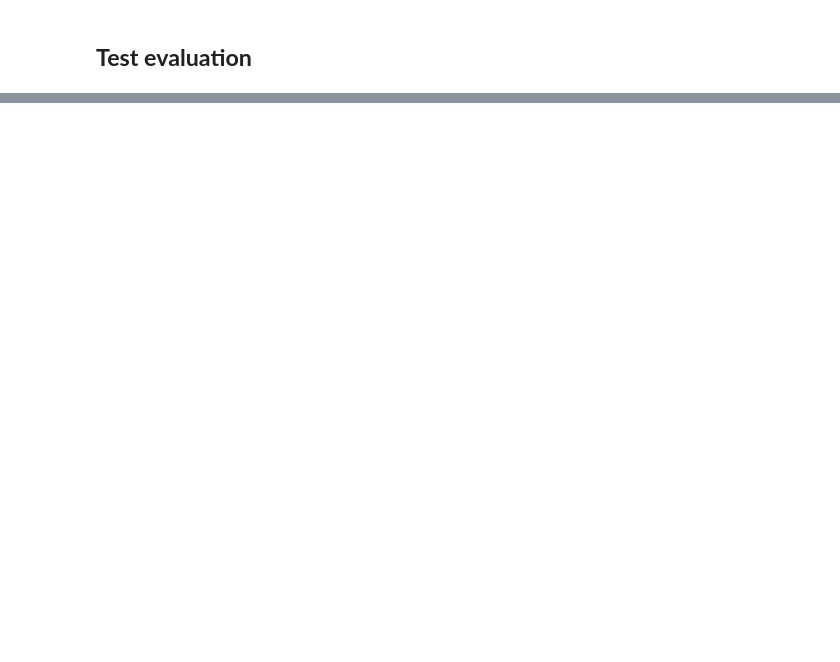
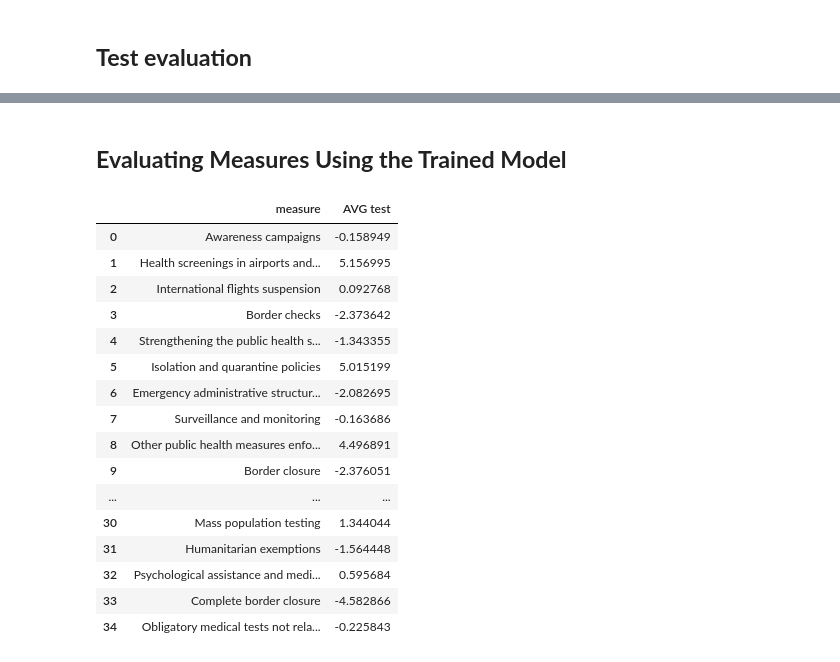
Before and after one commit to arashms/DL-project, a Jupyter notebook: COVID_Regulations_Regression_NoComment.ipynb, the cells around one changed output, grey strips where cells are left out. Drawn from its saved outputs; the diff is of its cells as text; code cells hidden in the pictures; blank space fills up the shorter version.

```diff
--- a/COVID_Regulations_Regression_NoComment.ipynb
+++ b/COVID_Regulations_Regression_NoComment.ipynb
@@ -732,7 +732,3 @@ test mae = 0.62  | test mse = 0.668  | test R2 = 0.2638
-# %%
-model = torch.load("/content/model_min_mae.pt")
-_, test_mae, test_mse, test_r2 = evaluate_model(testLoader, model)
-print(f"test mae = {test_mae.round(3)}", f" | test mse = {test_mse.round(4)}", f" | test R2 = {test_r2.round(4)}")
 # %%
 from sklearn.linear_model import LinearRegression
 LRmodel = LinearRegression()
@@ -752,0 +747,56 @@ plt.plot()
+# %% [markdown]
+## **Evaluating Measures Using the Trained Model**
+# %%
+measures = []
+measure_to_category = {0: 0, 1: 0, 2: 1, 3: 1, 4: 0, 5: 0, 6: 2, 7: 1, 8: 0, 9: 1, 10: 0, 11: 2, 12: 1, 13: 3, 14: 2, 15: 3, 16: 4, 17: 3, 18: 3, 19: 1, 20: 2, 21: 2, 22: 1, 23: 1, 24: 0, 25: 0, 26: 0, 27: 4, 28: 4, 29: 1, 30: 0, 31: 5, 32: 0, 33: 1, 34: 0}
+measure_to_name = {'Awareness campaigns': 0, 'Health screenings in airports and border crossings': 1, 'International flights suspension': 2, 'Border checks': 3, 'Strengthening the public health system': 4, 'Isolation and quarantine policies': 5, 'Emergency administrative structures activated or established': 6, 'Surveillance and monitoring': 7, 'Other public health measures enforced': 8, 'Border closure': 9, 'General recommendations': 10, 'State of emergency declared': 11, 'Domestic travel restrictions': 12, 'Limit public gatherings': 13, 'Limit product imports/exports': 14, 'Schools closure': 15, 'Partial lockdown': 16, 'Changes in prison-related policies': 17, 'Closure of businesses and public services': 18, 'Checkpoints within the country': 19, 'Economic measures': 20, 'Military deployment': 21, 'Curfews': 22, 'Visa restrictions': 23, 'Requirement to wear protective gear in public': 24, 'Testing policy': 25, 'Amendments to funeral and burial regulations': 26, 'Full lockdown': 27, 'Lockdown of refugee/idp camps or other minorities': 28, 'Additional health/documents requirements upon arrival': 29, 'Mass population testing': 30, 'Humanitarian exemptions': 31, 'Psychological assistance and medical social work': 32, 'Complete border closure': 33, 'Obligatory medical tests not related to COVID-19': 34}
+for i in range(35):
+    measure = [0.0]*(1+6+35)
+    measure[0] = 1
+    cat = measure_to_category[i]
+    measure[1+cat] = 1
+    measure[7+i] = 1
+    measures.append(measure)
+
+Xtest_sets = []
+for m in measures:
+    new_X_test = []
+    for x in X_test:
+        new_x =  x.tolist()
+        new_x[:42] = m
+        new_X_test.append(new_x)
+    Xtest_sets.append(new_X_test)
+# %%
+predictions = []
+avg_preds = []
+names = []
+for x in Xtest_sets:
+    test_set = CustumDataset(x, y_test)
+    test_Loader = DataLoader(test_set, batch_size=32, shuffle=False)
+    _, _, _, _, pred = evaluate_model(test_Loader, model)
+    predictions.append(pred)
+    avg_preds.append(pred.mean())
+# %%
+df = pd.DataFrame()
+df['measure'] = measure_to_name.keys()
+df['AVG test'] = avg_preds
+df.to_excel('effecticeness_of_measures.xlsx')
+df
+# %% [output]
+|  | measure | AVG test |
+| 0 | Awareness campaigns | -0.158949 |
+| 1 | Health screenings in airports and... | 5.156995 |
+| 2 | International flights suspension | 0.092768 |
+| 3 | Border checks | -2.373642 |
+| 4 | Strengthening the public health s... | -1.343355 |
+| 5 | Isolation and quarantine policies | 5.015199 |
+| 6 | Emergency administrative structur... | -2.082695 |
+| 7 | Surveillance and monitoring | -0.163686 |
+| 8 | Other public health measures enfo... | 4.496891 |
+| 9 | Border closure | -2.376051 |
+| ... | ... | ... |
+| 30 | Mass population testing | 1.344044 |
+| 31 | Humanitarian exemptions | -1.564448 |
+| 32 | Psychological assistance and medi... | 0.595684 |
+| 33 | Complete border closure | -4.582866 |
+| 34 | Obligatory medical tests not rela... | -0.225843 |
```
Also changed, not shown: parts of 8 cells of this notebook.
